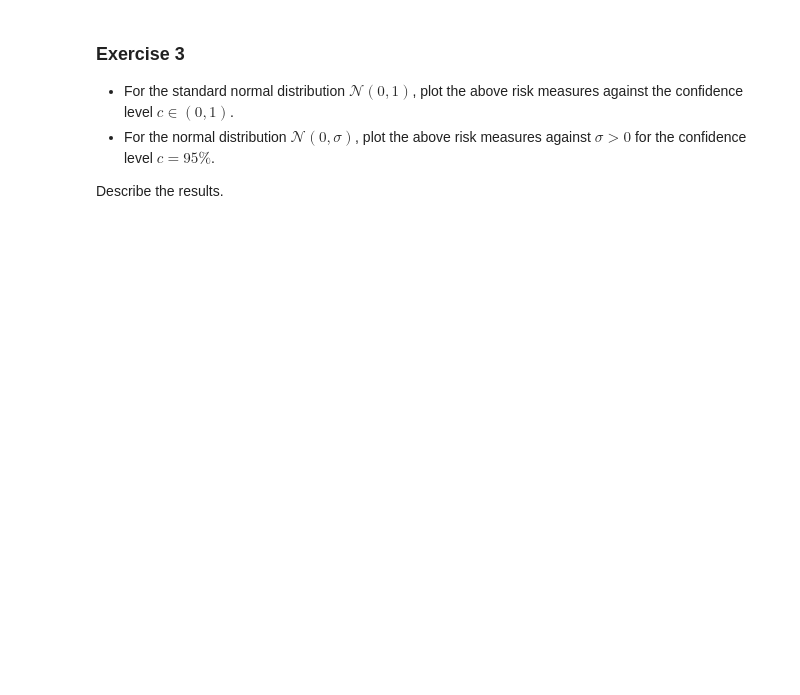
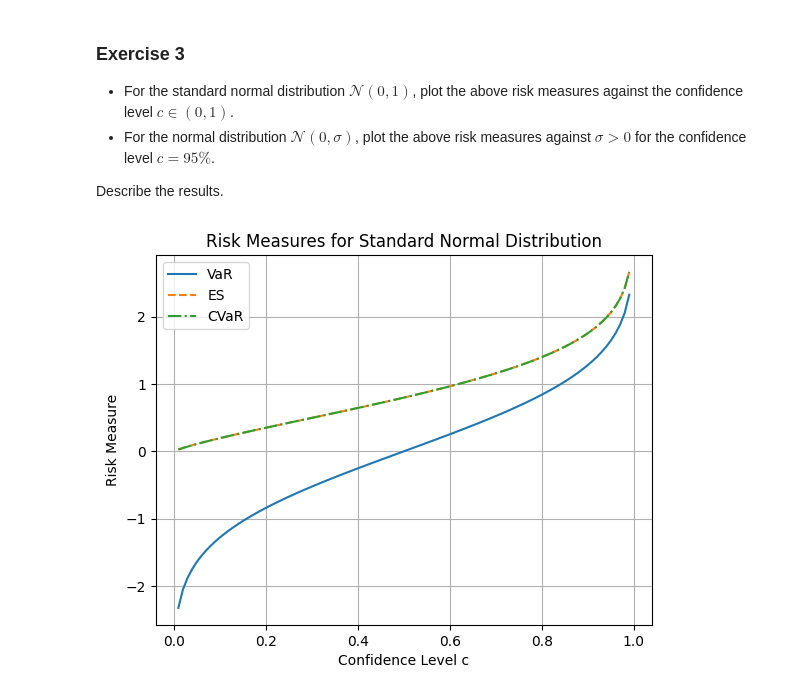
Before and after one commit to glorivaas/Risk_Measures, a Jupyter notebook: lab1.ipynb, the cells around one changed output. Drawn from its saved outputs; the diff is of its cells as text; code cells hidden in the pictures; blank space fills up the shorter version.

```diff
--- a/lab1.ipynb
+++ b/lab1.ipynb
@@ -22,15 +92,18 @@ Complete the implementation of the following functions.
 ### Exercise 2
 Check the implementations from task 1 vs. analytical formulas for the uniform distribution on $[0,1]$, $\operatorname{Unif}([0,1])$.
 # %%
-
+def uniform_cdf(x: NumArr) -> NumArr:
+    return np.clip(x, 0, 1)  # CDF of Unif(0,1)
 
 def test_vs_uniform() -> None:
     c = 0.95
     def cdf_unif(x: NumArr) -> NumArr:
         return np.minimum(np.maximum(x, 0.0), 1.0)
 
-    assert np.isclose(var(cdf_unif, c), ...)
-    assert np.isclose(es(cdf_unif, c), ...)
-    assert np.isclose(cvar(cdf_unif, c), ...)
+    assert np.isclose(var(cdf_unif, c), c)
+    assert np.isclose(es(cdf_unif, c), (c + 1) / 2)
+    assert np.isclose(cvar(cdf_unif, c), (c + 1) / 2)
 
 test_vs_uniform()
+
+print("All tests passed.")
@@ -40,3 +115,82 @@ test_vs_uniform()
 - For the normal distribution $\mathcal{N}(0,\sigma)$, plot the above risk measures against $\sigma>0$ for the confidence level $c=95\%$.
 
 Describe the results.
+# %%
+import numpy.typing as npt
+import numpy as np
+import scipy.stats as stats
+import matplotlib.pyplot as plt
+from typing import Callable, TypeAlias
+
+# Type aliases
+NumArr: TypeAlias = npt.NDArray[np.double]
+CDFnLike: TypeAlias = Callable[[NumArr], NumArr]
+
+def var(cdf: CDFnLike, c: float, mu: float = 0, sigma: float = 1) -> float:
+    """
+    Computes Value at Risk (VaR) for a given CDF function at confidence level c,
+    allowing for a specified mean (mu) and standard deviation (sigma).
+    """
+    return mu + sigma * stats.norm.ppf(c)
+
+def es(cdf: CDFnLike, c: float, mu: float = 0, sigma: float = 1) -> float:
+    """
+    Computes Expected Shortfall (ES) using the conditional expectation definition:
+
+    ES_c = E[L | L >= VaR_c] = (1 / (1 - c)) * ∫_{VaR_c}^{∞} x f(x) dx
+
+    allowing for a specified mean (mu) and standard deviation (sigma).
+    """
+    var_c = var(cdf, c, mu, sigma)
+    expected_loss = stats.norm.expect(lambda x: x, lb=var_c, loc=mu, scale=sigma)
+    return expected_loss / (1 - c)
+
+def cvar(cdf: CDFnLike, c: float, mu: float = 0, sigma: float = 1) -> float:
+    """
+    Computes Conditional Value at Risk (CVaR) using the same formula as ES.
+    """
+    return es(cdf, c, mu, sigma)  # For normal distribution, ES = CVaR
+
+# Define uniform and normal CDFs
+def uniform_cdf(x: NumArr) -> NumArr:
+    return np.clip(x, 0, 1)
+
+def normal_cdf(x: NumArr) -> NumArr:
+    return stats.norm.cdf(x)
+
+# Plot risk measures against confidence level c in (0,1)
+c_values = np.linspace(0.01, 0.99, 100)
+var_values = [var(normal_cdf, c) for c in c_values]
+es_values = [es(normal_cdf, c) for c in c_values]
+cvar_values = [cvar(normal_cdf, c) for c in c_values]
+
+plt.figure()
+plt.plot(c_values, var_values, label='VaR', linestyle='-')
+plt.plot(c_values, es_values, label='ES', linestyle='--')
+plt.plot(c_values, cvar_values, label='CVaR', linestyle='-.')
+plt.xlabel('Confidence Level c')
+plt.ylabel('Risk Measure')
+plt.title('Risk Measures for Standard Normal Distribution')
+plt.legend()
+plt.grid()
+plt.show()
+
+# Plot risk measures against sigma for Normal(mu, sigma) with c=0.95
+sigma_values = np.linspace(0.1, 3, 50)
+mu = 0  # Mean value
+var_sigma = [var(normal_cdf, 0.95, mu, sigma) for sigma in sigma_values]
+es_sigma = [es(normal_cdf, 0.95, mu, sigma) for sigma in sigma_values]  # ES scales with sigma
+cvar_sigma = es_sigma  # For normal distribution, ES = CVaR
+
+plt.figure()
+plt.plot(sigma_values, var_sigma, label='VaR', linestyle='-')
+plt.plot(sigma_values, es_sigma, label='ES', linestyle='--')
+plt.plot(sigma_values, cvar_sigma, label='CVaR', linestyle='-.')
+plt.xlabel('Standard Deviation σ')
+plt.ylabel('Risk Measure')
+plt.title('Risk Measures for Normal(μ, σ) at c=0.95')
+plt.legend()
+plt.grid()
+plt.show()
+# %% [output]
+[figure, added]
```
Also changed, not shown: parts of 6 cells of this notebook.
